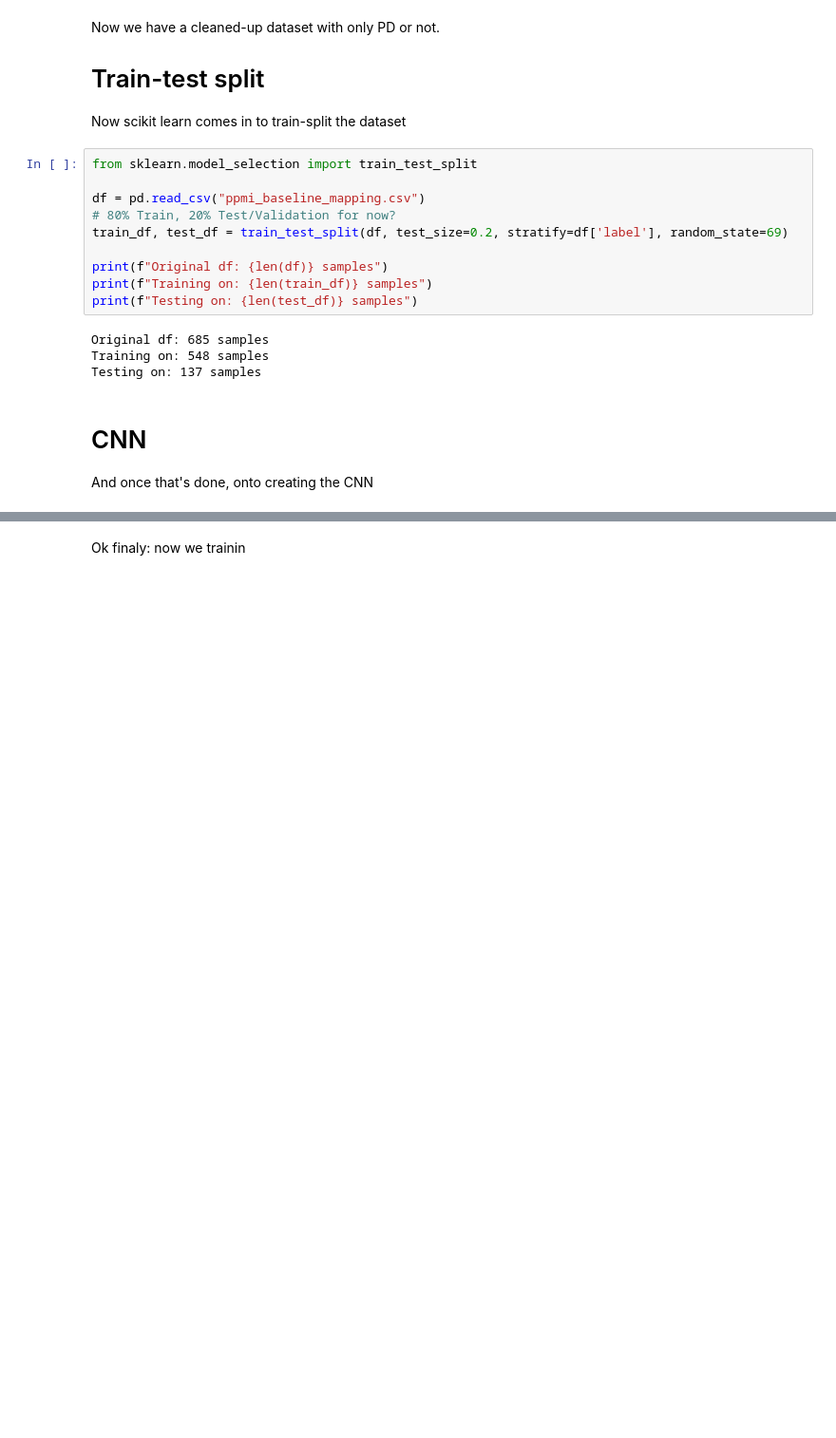
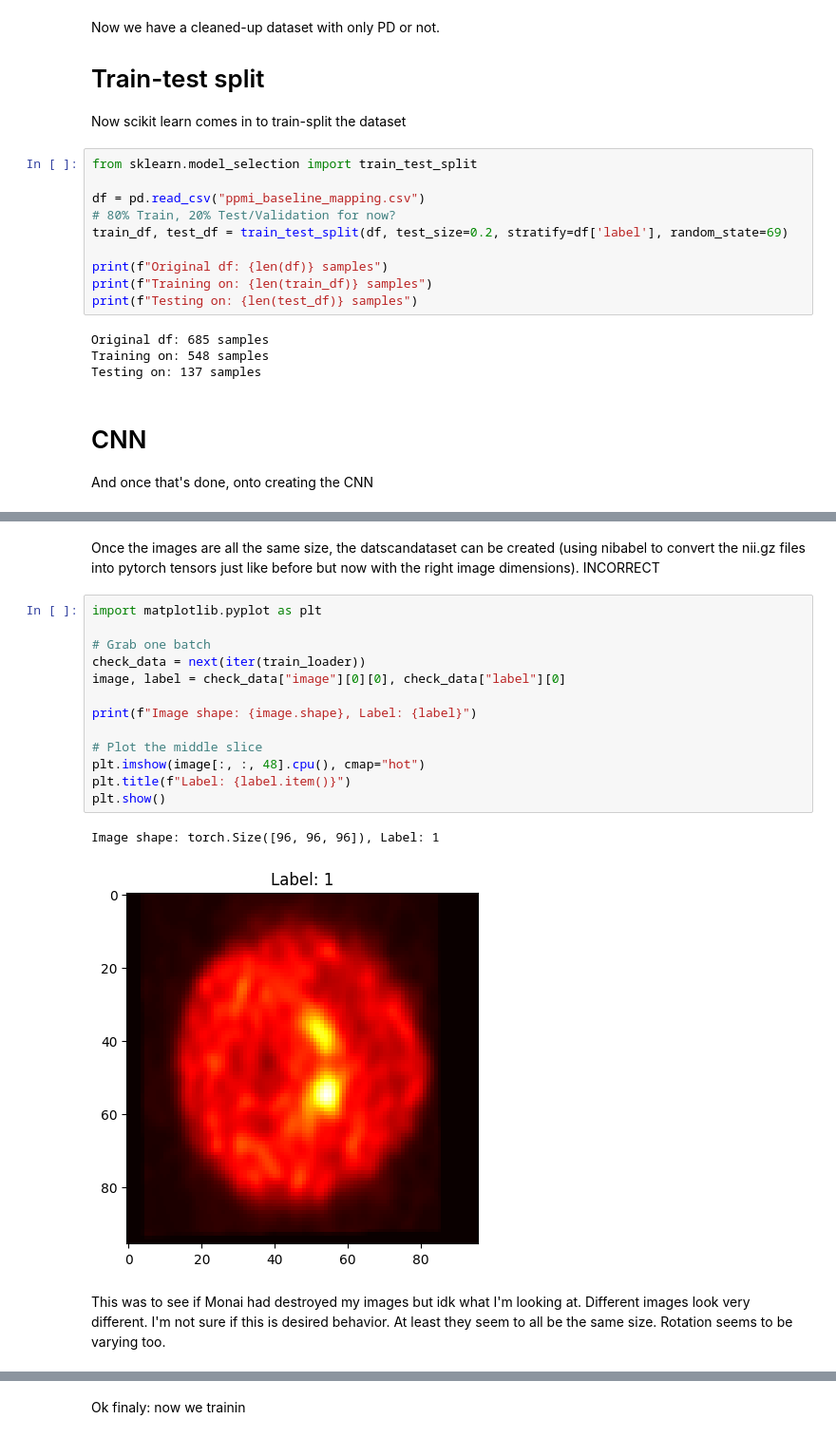
Before and after one commit to arnauKL/codi_tfg, a Jupyter notebook: attempt1.ipynb, the cells around one changed output, grey strips where cells are left out. Shown at 95% size. Cells and saved outputs as stored; diff of their text form; blank space fills up the shorter version.

```diff
--- a/attempt1.ipynb
+++ b/attempt1.ipynb
@@ -274,0 +340,20 @@ test_loader = DataLoader(DaTscanDataset(test_df), batch_size=4)
+# %% [markdown]
+Once the images are all the same size, the datscandataset can be created (using nibabel to convert the nii.gz files into pytorch tensors just like before but now with the right image dimensions). INCORRECT
+# %%
+import matplotlib.pyplot as plt
+
+# Grab one batch
+check_data = next(iter(train_loader))
+image, label = check_data["image"][0][0], check_data["label"][0]
+
+print(f"Image shape: {image.shape}, Label: {label}")
+
+# Plot the middle slice
+plt.imshow(image[:, :, 48].cpu(), cmap="hot")
+plt.title(f"Label: {label.item()}")
+plt.show()
+# %% [output]
+Image shape: torch.Size([96, 96, 96]), Label: 1
+[figure, added]
+# %% [markdown]
+This was to see if Monai had destroyed my images but idk what I'm looking at. Different images look very different. I'm not sure if this is desired behavior. At least they seem to all be the same size. Rotation seems to be varying too.
```
Also changed, not shown: parts of 17 cells of this notebook, 6 other files.
